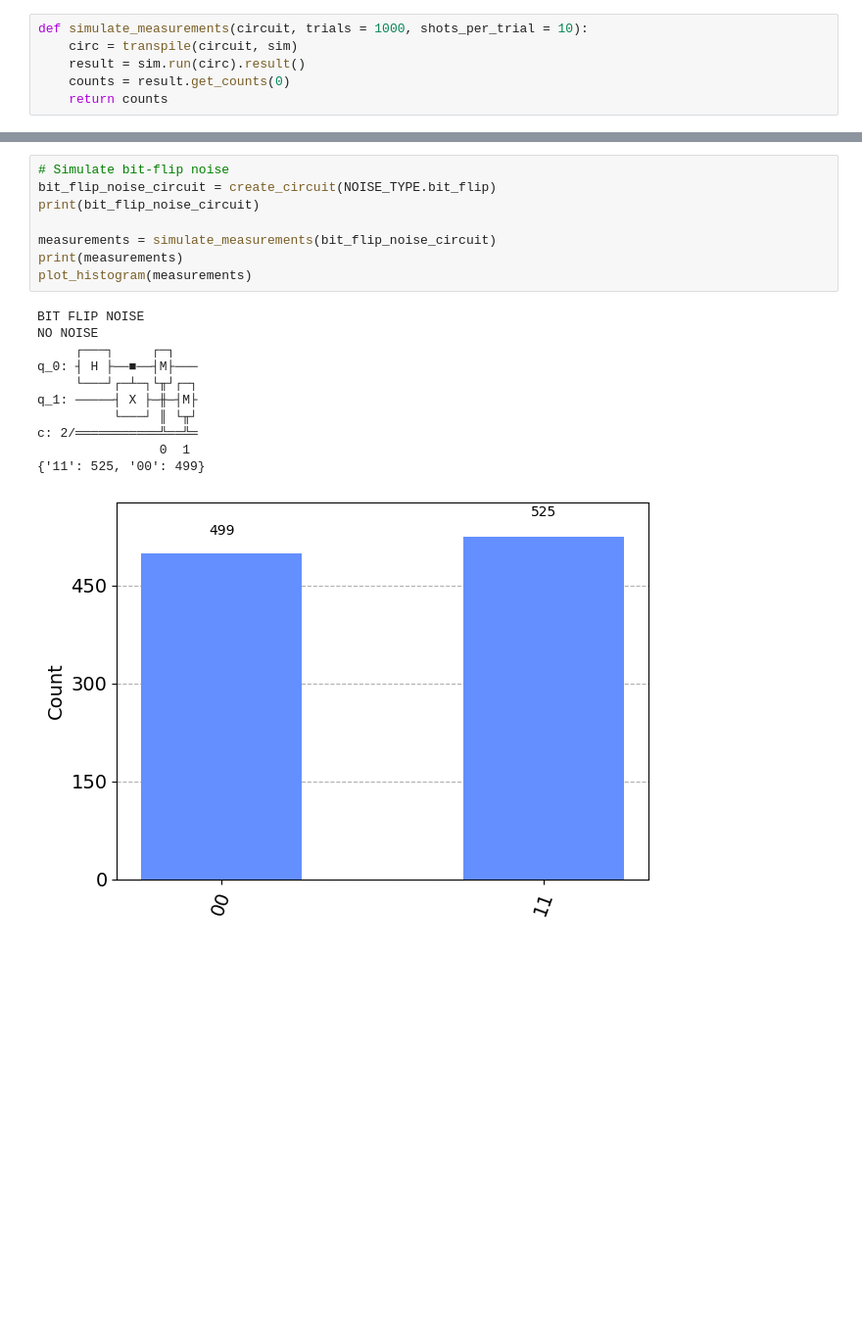
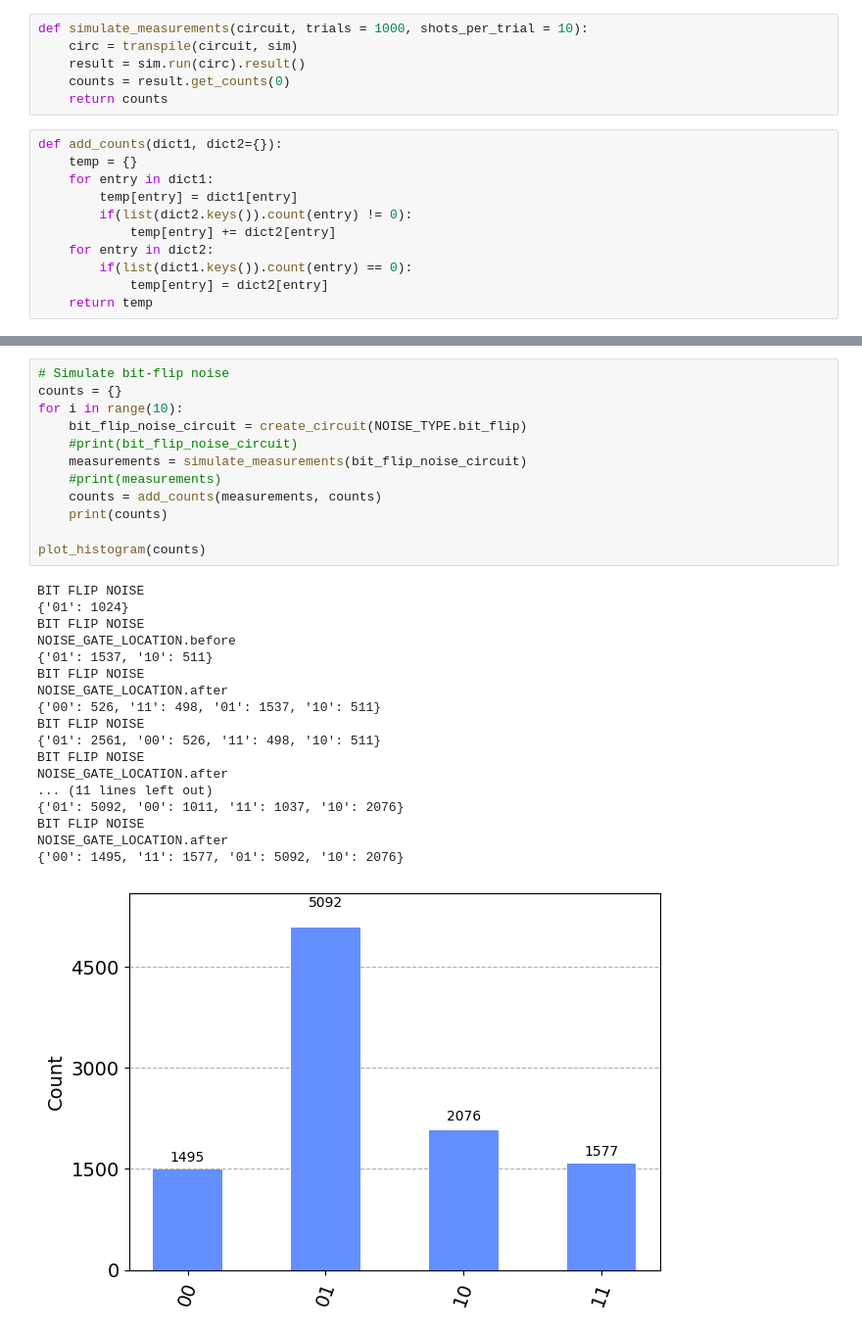
Before and after one commit to grayalienventures/random-qc-sampling, a Jupyter notebook: Random Quantum Circuit Sampling.ipynb, the cells around one changed output, grey strips where cells are left out. Shown at 98% size. Drawn from its saved outputs; the diff is of its cells as text; blank space fills up the shorter version.

Commit message:
Updated histogram counts

```diff
--- a/Random Quantum Circuit Sampling.ipynb
+++ b/Random Quantum Circuit Sampling.ipynb
@@ -65,6 +65,17 @@ def simulate_measurements(circuit, trials = 1000, shots_per_trial = 10):
     result = sim.run(circ).result()
     counts = result.get_counts(0)
     return counts
+# %%
+def add_counts(dict1, dict2={}):
+    temp = {}
+    for entry in dict1:
+        temp[entry] = dict1[entry]
+        if(list(dict2.keys()).count(entry) != 0):
+            temp[entry] += dict2[entry]
+    for entry in dict2:
+        if(list(dict1.keys()).count(entry) == 0):
+            temp[entry] = dict2[entry]
+    return temp
 # %%
 # Simulate a noiseless circuit
 ideal_circuit = create_circuit()
@@ -85,20 +96,31 @@ c: 2/═══════════╩══╩═
 # %%
 # Simulate bit-flip noise
-bit_flip_noise_circuit = create_circuit(NOISE_TYPE.bit_flip)
-print(bit_flip_noise_circuit)
+counts = {}
+for i in range(10):
+    bit_flip_noise_circuit = create_circuit(NOISE_TYPE.bit_flip)
+    #print(bit_flip_noise_circuit)
+    measurements = simulate_measurements(bit_flip_noise_circuit)
+    #print(measurements)
+    counts = add_counts(measurements, counts)
+    print(counts)
 
-measurements = simulate_measurements(bit_flip_noise_circuit)
-print(measurements)
-plot_histogram(measurements)
+plot_histogram(counts)
 # %% [output]
 BIT FLIP NOISE
-NO NOISE
-     ┌───┐     ┌─┐
-q_0: ┤ H ├──■──┤M├───
-     └───┘┌─┴─┐└╥┘┌─┐
-q_1: ─────┤ X ├─╫─┤M├
-          └───┘ ║ └╥┘
-c: 2/═══════════╩══╩═
-                0  1
-{'11': 525, '00': 499}
+{'01': 1024}
+BIT FLIP NOISE
+NOISE_GATE_LOCATION.before
+{'01': 1537, '10': 511}
+BIT FLIP NOISE
+NOISE_GATE_LOCATION.after
+{'00': 526, '11': 498, '01': 1537, '10': 511}
+BIT FLIP NOISE
+{'01': 2561, '00': 526, '11': 498, '10': 511}
+BIT FLIP NOISE
+NOISE_GATE_LOCATION.after
+... (11 lines left out)
+{'01': 5092, '00': 1011, '11': 1037, '10': 2076}
+BIT FLIP NOISE
+NOISE_GATE_LOCATION.after
+{'00': 1495, '11': 1577, '01': 5092, '10': 2076}
-[figure, old version]
+[figure, new version]
```
Also changed, not shown: parts of 2 cells of this notebook.
